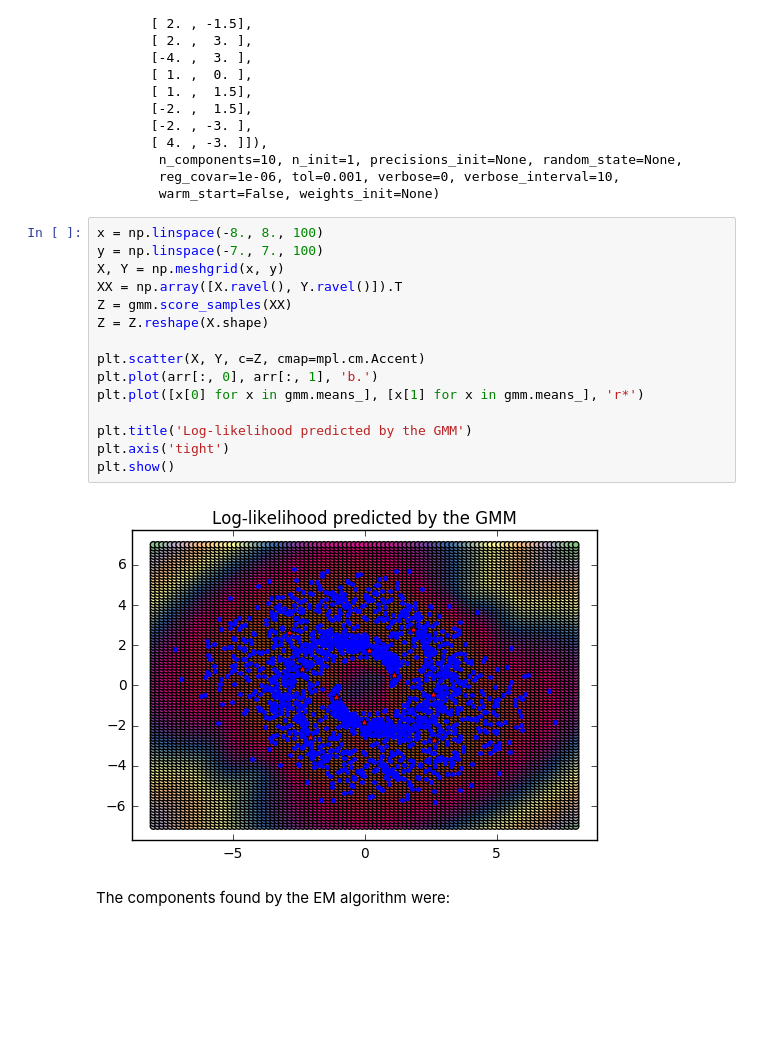
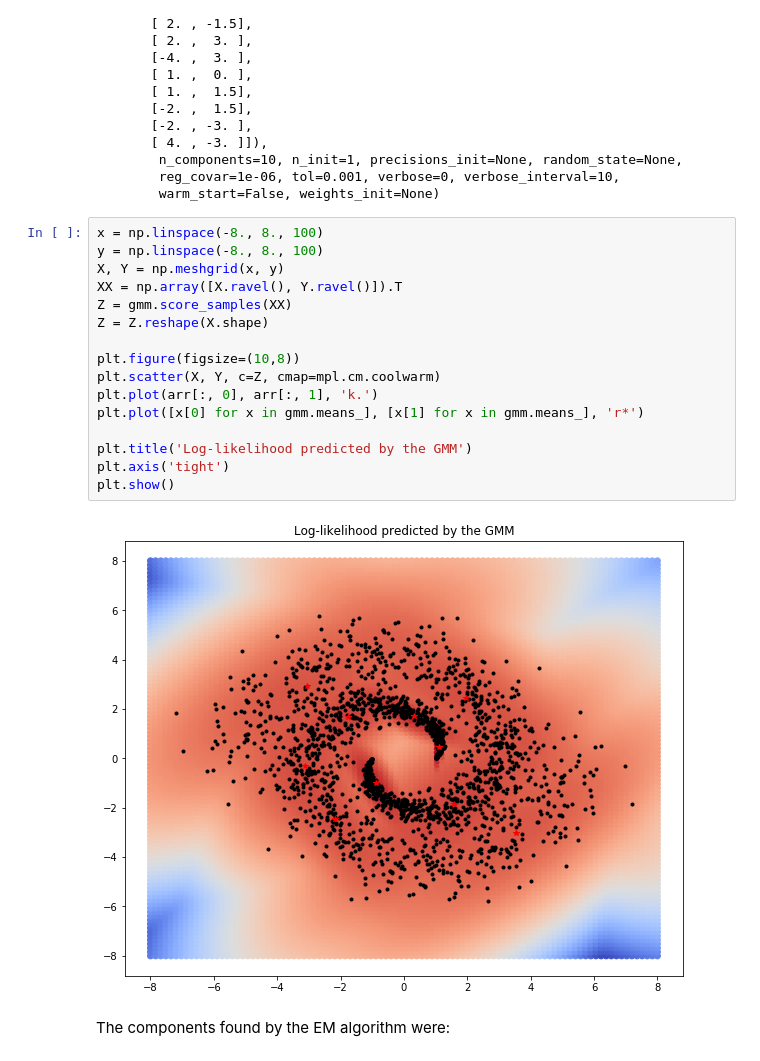
Before and after one commit to phgcarva/atai-notebooks-machine-learning, a Jupyter notebook: 04 - Gaussians, GMMs and Density Estimation/Exercise 02/Exercise 02.ipynb, the cells around one changed output. Saved outputs shown, nothing was run; the diff lists cells and outputs as text; blank space fills up the shorter version.

```diff
--- a/04 - Gaussians, GMMs and Density Estimation/Exercise 02/Exercise 02.ipynb
+++ b/04 - Gaussians, GMMs and Density Estimation/Exercise 02/Exercise 02.ipynb
@@ -76,21 +76,22 @@ GaussianMixture(covariance_type='full', init_params='kmeans', max_iter=100,
         warm_start=False, weights_init=None)
 # %%
 x = np.linspace(-8., 8., 100)
-y = np.linspace(-7., 7., 100)
+y = np.linspace(-8., 8., 100)
 X, Y = np.meshgrid(x, y)
 XX = np.array([X.ravel(), Y.ravel()]).T
 Z = gmm.score_samples(XX)
 Z = Z.reshape(X.shape)
 
-plt.scatter(X, Y, c=Z, cmap=mpl.cm.Accent)
-plt.plot(arr[:, 0], arr[:, 1], 'b.')
+plt.figure(figsize=(10,8))
+plt.scatter(X, Y, c=Z, cmap=mpl.cm.coolwarm)
+plt.plot(arr[:, 0], arr[:, 1], 'k.')
 plt.plot([x[0] for x in gmm.means_], [x[1] for x in gmm.means_], 'r*')
 
 plt.title('Log-likelihood predicted by the GMM')
 plt.axis('tight')
 plt.show()
 # %% [output]
-[figure, old version]
+[figure, new version]
 # %% [markdown]
 The components found by the EM algorithm were:
 # %%
```
Also changed, not shown: parts of 6 cells of this notebook, 2 other files.
